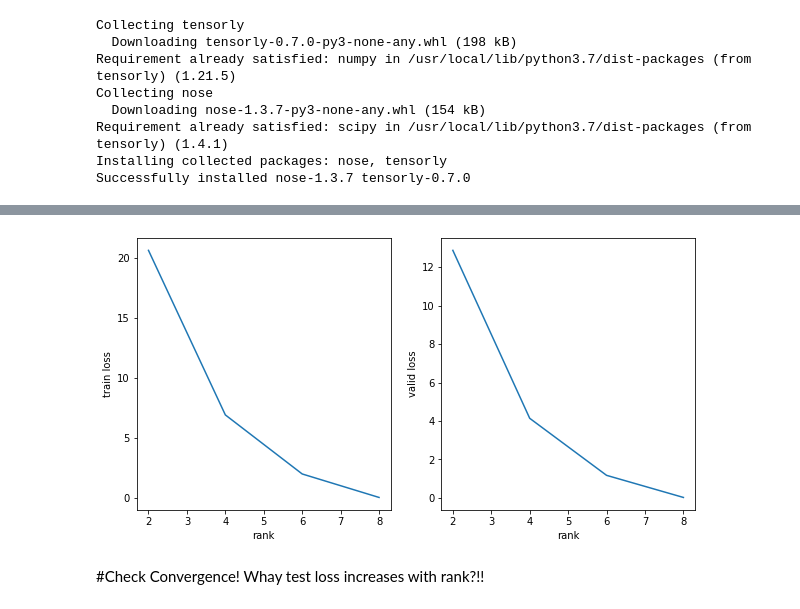
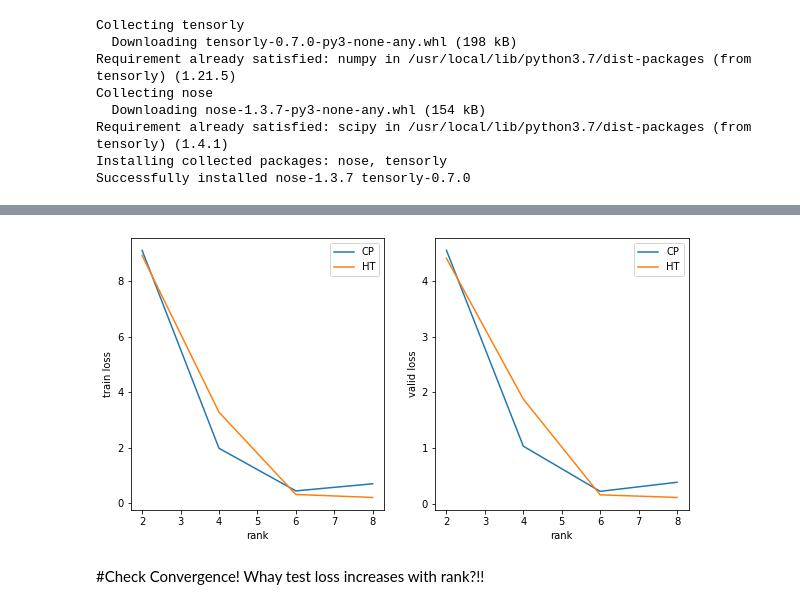
Before and after one commit to Beh-noush/TT-classification, a Jupyter notebook: TN_classification_experiment.ipynb, the cells around one changed output, grey strips where cells are left out. Cells and saved outputs as stored; diff of their text form; code cells hidden in the pictures.

```diff
--- a/TN_classification_experiment.ipynb
+++ b/TN_classification_experiment.ipynb
@@ -590,8 +594,8 @@ test_size =1000
 batch_size = 20
 dimension = 2
 order = 4
-target_rank = 8
-oracle ='CP'
+target_rank = 6
+oracle ='HT'
 init = 'uniform'
 # device = 'cuda:0'
 if torch.cuda.is_available:
@@ -648,21 +665,25 @@ for rank in tqdm(rank_list):
 # %%
 if task == 'classification':
   plt.figure(figsize=(20,5))
   for i in range(1,5):
     plt.subplot(1,4,i)
-    plt.plot(rank_list, results_for_different_ranks_means[:, i-1] )
+    plt.plot(rank_list, results_for_different_ranks_means['CP'][:, i-1], label = 'CP' )
+    plt.plot(rank_list, results_for_different_ranks_means['HT'][:, i-1], label = 'HT' )
     plt.xlabel('rank')
+    plt.legend()
 
 if task == 'regression':
   modes = ['train', 'valid']
   plt.figure(figsize=(10,5))
   for i in range(1,3):
     plt.subplot(1,2,i)
-    plt.plot(rank_list, results_for_different_ranks_means[:, i-1] )
+    plt.plot(rank_list, results_for_different_ranks_means['CP'][:, i-1] , label ='CP')
+    plt.plot(rank_list, results_for_different_ranks_means['HT'][:, i-1] , label ='HT')
     plt.ylabel(f'{modes[i-1]} loss')
     plt.xlabel('rank')
+    plt.legend()
 # %% [output]
-[figure, old version]
+[figure, new version]
 # %% [markdown]
 #Check Convergence! Whay test loss increases with rank?!!
 # %%
```
Also changed, not shown: parts of 5 cells of this notebook.
